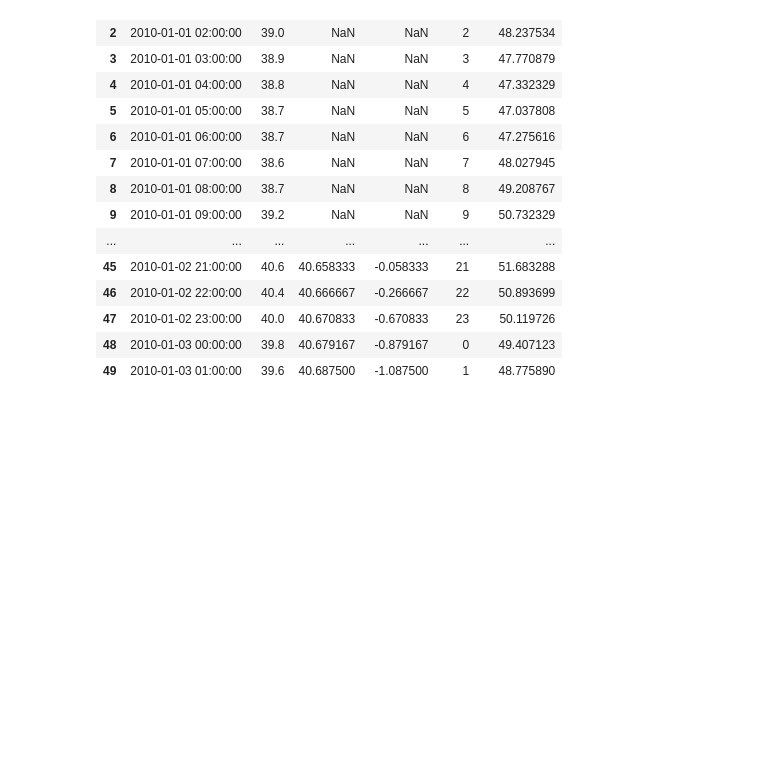
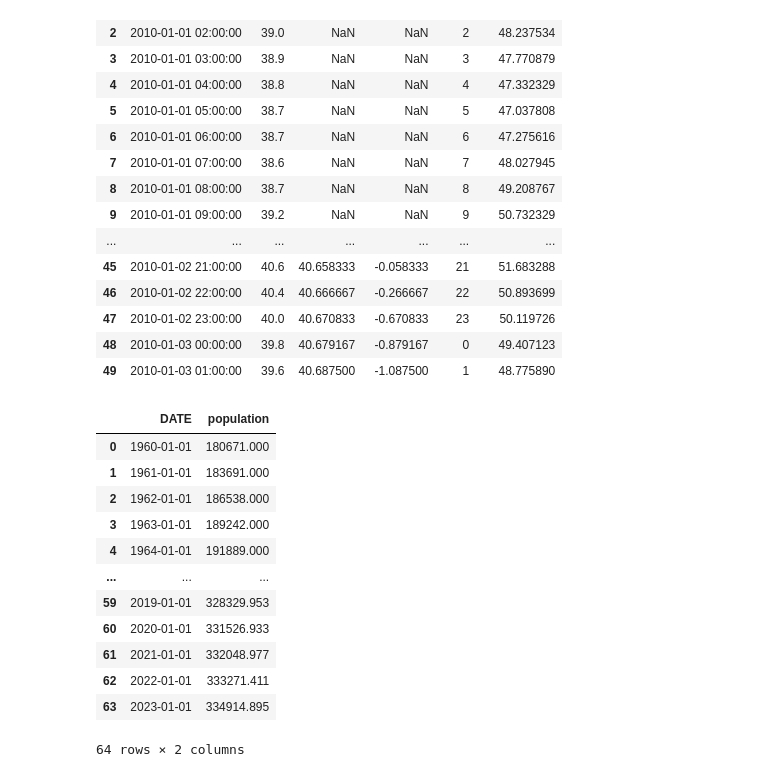
Before and after one commit to gabehope/DataViz, a Jupyter notebook: modules/03-Timeseries/lectures/Lecture-3-2/recording_data.ipynb, the cells around one changed output. Drawn from its saved outputs; the diff is of its cells as text; code cells hidden in the pictures; blank space fills up the shorter version.

```diff
--- a/modules/03-Timeseries/lectures/Lecture-3-2/recording_data.ipynb
+++ b/modules/03-Timeseries/lectures/Lecture-3-2/recording_data.ipynb
@@ -291,3 +292,24 @@ seattle['Residuals'] = seattle.Detrended - seattle.hourly_temp
 | 47 | 2010-01-02 23:00:00 | 40.0 | 40.670833 | -0.670833 | 23 | 50.119726 |
 | 48 | 2010-01-03 00:00:00 | 39.8 | 40.679167 | -0.879167 | 0 | 49.407123 |
 | 49 | 2010-01-03 01:00:00 | 39.6 | 40.687500 | -1.087500 | 1 | 48.775890 |
+# %%
+
+pop = pd.read_csv('data/population.csv')
+pop = pop.rename(columns=dict(POPTOTUSA647NWDB='population'))
+pop.DATE = pd.to_datetime(pop.DATE)
+pop.population = pop.population / 1000
+pop
+# %% [output]
+|  | DATE | population |
+| 0 | 1960-01-01 | 180671.000 |
+| 1 | 1961-01-01 | 183691.000 |
+| 2 | 1962-01-01 | 186538.000 |
+| 3 | 1963-01-01 | 189242.000 |
+| 4 | 1964-01-01 | 191889.000 |
+| ... | ... | ... |
+| 59 | 2019-01-01 | 328329.953 |
+| 60 | 2020-01-01 | 331526.933 |
+| 61 | 2021-01-01 | 332048.977 |
+| 62 | 2022-01-01 | 333271.411 |
+| 63 | 2023-01-01 | 334914.895 |
+64 rows × 2 columns
```
Also changed, not shown: parts of 7 cells of this notebook, 18 other files.
